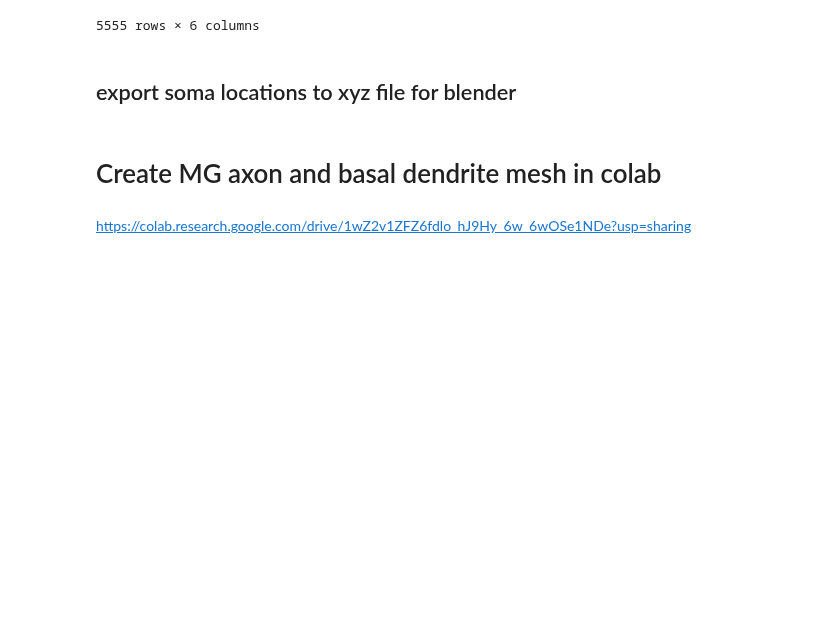
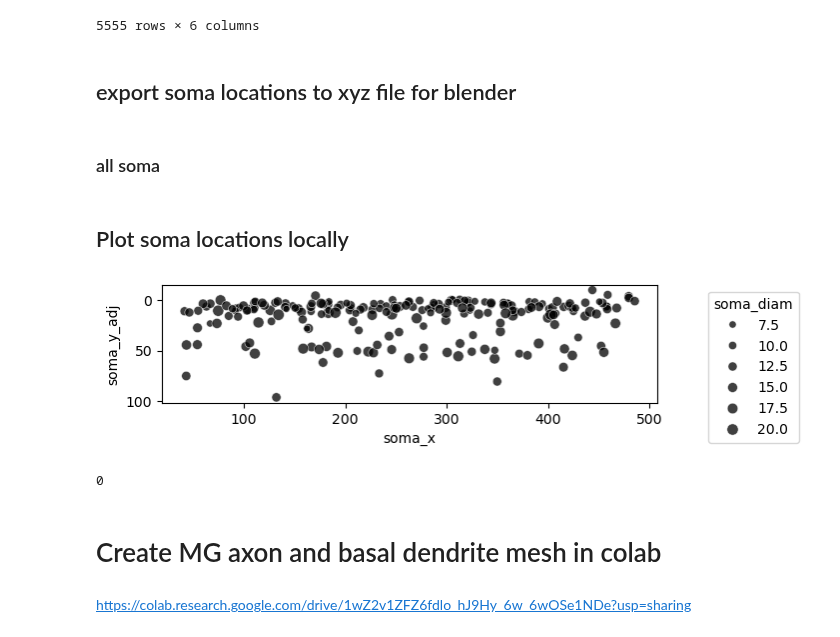
Before and after one commit to neurologic/eCREST, a Jupyter notebook: CellTyping.ipynb, the cells around one changed output. Saved outputs shown, nothing was run; the diff lists cells and outputs as text; code cells hidden in the pictures; blank space fills up the shorter version.

```diff
--- a/CellTyping.ipynb
+++ b/CellTyping.ipynb
@@ -71,0 +82,2 @@ syn_colors = {
+# %%
+obj_path = Path('/Users/kperks/Library/CloudStorage/GoogleDrive-sawtelllab@gmail.com/My Drive/ELL_connectome/VAST/figures')
@@ -91,5 +164,5 @@ PosixPath('/Users/kperks/Library/CloudStorage/GoogleDrive-kperky@gmail.com/.shor
 # %%
-neuroglancer_path = Path(settings_dict['save_dir']).parent.parent / 'Krista/blender/soma_locations/layer-molecular_annotation.json'
+neuroglancer_path = Path(settings_dict['save_dir']).parent.parent / 'blender/soma_locations/layer-molecular_annotation.json'
 voxel_sizes = [16,16,30]
 nl_ = 'molecular'
 
@@ -125,0 +204,5 @@ len(nodefiles)
+# %%
+_fsize = {}
+for c in df_type[df_type['cell_type'].isin(['mli'])]['id'].unique():
+    _fsize[c]=nodefiles[str(c)].stat().st_size
+    # df_type.loc[df_type['id'].isin([str(c)]),'fsize'] = nodefiles[str(c)].stat().st_size
@@ -548,3 +631,44 @@ with open(fullpath, 'r') as f:
     for line in f:
         values = line.split()
         # print(values)
+# %% [markdown]
+### all soma
+# %%
+ctype = ['mg2','mg1','lg','lf']
+c_ids = df_type[df_type['cell_type'].isin(ctype)]['id'].values
+soma_pts = df_soma[df_soma['id'].isin(c_ids)][['soma_x','soma_y','soma_z']].values * 1000
+scale_factor = 100000
+
+yaxis_replace_scale = 32768*16/scale_factor
+zaxis_replace_scale = 3500*30/scale_factor
+refpt = [0,0,0]
+
+vertices = [[(v[0]-refpt[0])/scale_factor,
+     (v[1]-refpt[1])/scale_factor,
+     (v[2]-refpt[2])/scale_factor] for v in soma_pts]
+vertices = [[v[0],yaxis_replace_scale-v[1],-v[2]] for v in vertices] #in this case, the z needed to be mirrored (not sure why did not need to do for cells to blender)
+
+fullpath = Path(settings_dict['save_dir']).parent.parent / 'blender/soma_locations/mg_output_soma.xyz'
+with open(fullpath, 'w') as file:
+    for v in vertices:
+
+       # file.write(f'{s[0]},{s[1]},{s[2]}\n')
+        file.write("{}\t {}\t {}\n".format(v[0],v[2],v[1]))
+# %% [markdown]
+## Plot soma locations locally
+# %%
+hfig,ax = plt.subplots(1)
+sns.scatterplot(data=df_soma[df_type['cell_type'].isin(ctype)],x = 'soma_x',y = 'soma_y_adj',
+                ax = ax,
+                size='soma_diam',sizes=(25,25*(20/7.5)),alpha=0.75,color='black')
+# points = ax.scatter(x=x, y=y, **kws)
+ax.set_aspect('equal')
+ax.invert_yaxis()
+sns.move_legend(ax, "upper right", bbox_to_anchor=(1.3, 1))
+plt.savefig('/Users/kperks/Downloads/soma_positions.svg',transparent=True)
+# %% [output]
+[figure, added]
+# %%
+df_soma[df_soma['id'].isin(c_ids)]['soma_y'].isna().sum()
+# %% [output]
+0
```
Also changed, not shown: parts of 25 cells of this notebook, 9 other files.
